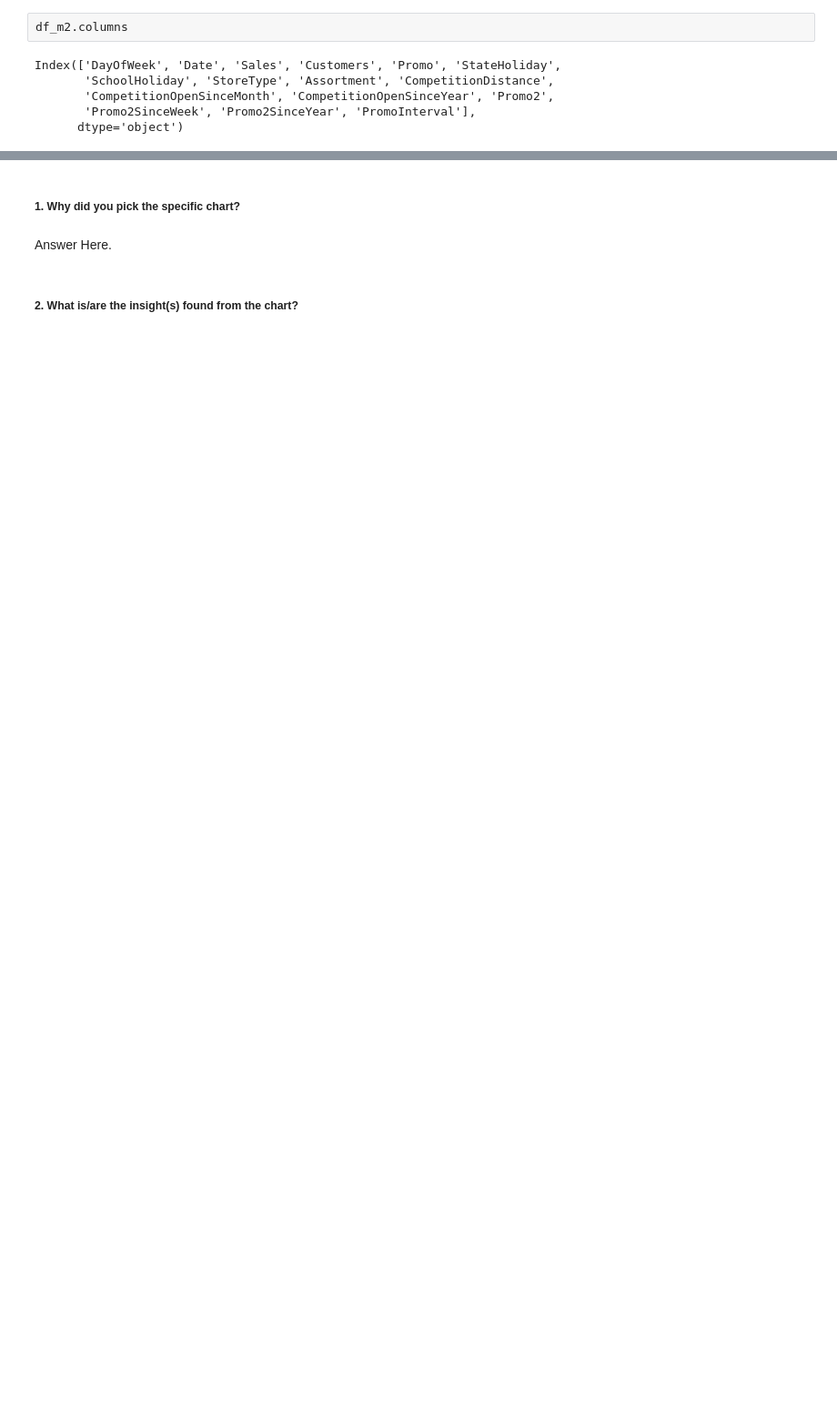
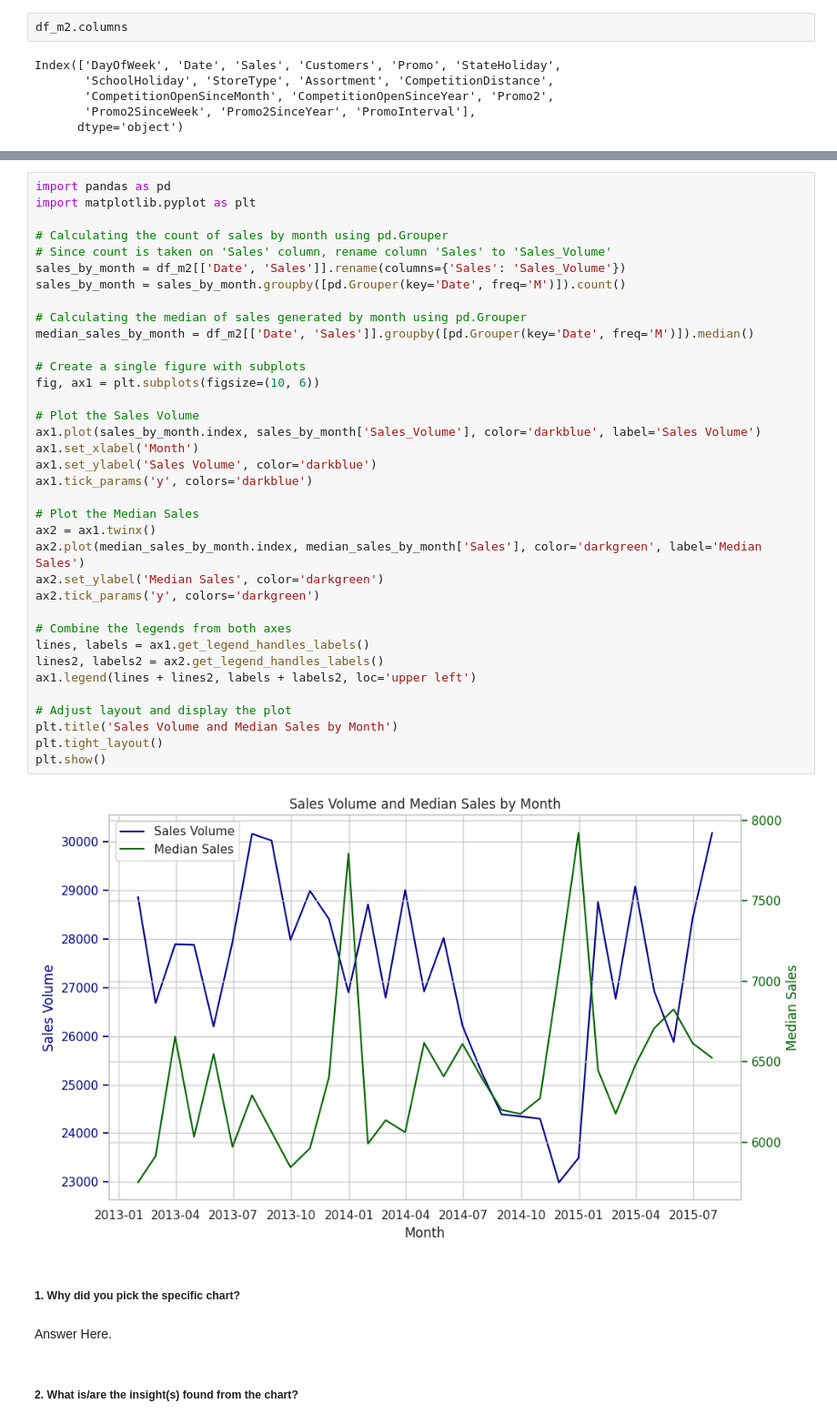
Before and after one commit to pvanand07/Retail-Sales-Prediction-Regression, a Jupyter notebook: Retail_Sales_Prediction_Regression.ipynb, the cells around one changed output, grey strips where cells are left out. Shown at 91% size. Drawn from its saved outputs; the diff is of its cells as text; blank space fills up the shorter version.

```diff
--- a/Retail_Sales_Prediction_Regression.ipynb
+++ b/Retail_Sales_Prediction_Regression.ipynb
@@ -1121,3 +982,41 @@ sns.boxplot(x=column, y='Sales', data=df_m2, ax=axes[i])
+# %%
+import pandas as pd
+import matplotlib.pyplot as plt
+
+# Calculating the count of sales by month using pd.Grouper
+# Since count is taken on 'Sales' column, rename column 'Sales' to 'Sales_Volume'
+sales_by_month = df_m2[['Date', 'Sales']].rename(columns={'Sales': 'Sales_Volume'})
+sales_by_month = sales_by_month.groupby([pd.Grouper(key='Date', freq='M')]).count()
+
+# Calculating the median of sales generated by month using pd.Grouper
+median_sales_by_month = df_m2[['Date', 'Sales']].groupby([pd.Grouper(key='Date', freq='M')]).median()
+
+# Create a single figure with subplots
+fig, ax1 = plt.subplots(figsize=(10, 6))
+
+# Plot the Sales Volume
+ax1.plot(sales_by_month.index, sales_by_month['Sales_Volume'], color='darkblue', label='Sales Volume')
+ax1.set_xlabel('Month')
+ax1.set_ylabel('Sales Volume', color='darkblue')
+ax1.tick_params('y', colors='darkblue')
+
+# Plot the Median Sales
+ax2 = ax1.twinx()
+ax2.plot(median_sales_by_month.index, median_sales_by_month['Sales'], color='darkgreen', label='Median Sales')
+ax2.set_ylabel('Median Sales', color='darkgreen')
+ax2.tick_params('y', colors='darkgreen')
+
+# Combine the legends from both axes
+lines, labels = ax1.get_legend_handles_labels()
+lines2, labels2 = ax2.get_legend_handles_labels()
+ax1.legend(lines + lines2, labels + labels2, loc='upper left')
+
+# Adjust layout and display the plot
+plt.title('Sales Volume and Median Sales by Month')
+plt.tight_layout()
+plt.show()
+# %% [output]
+[figure, added]
 # %% [markdown]
 ##### 1. Why did you pick the specific chart?
 # %% [markdown]
```
Also changed, not shown: parts of 94 cells of this notebook.
